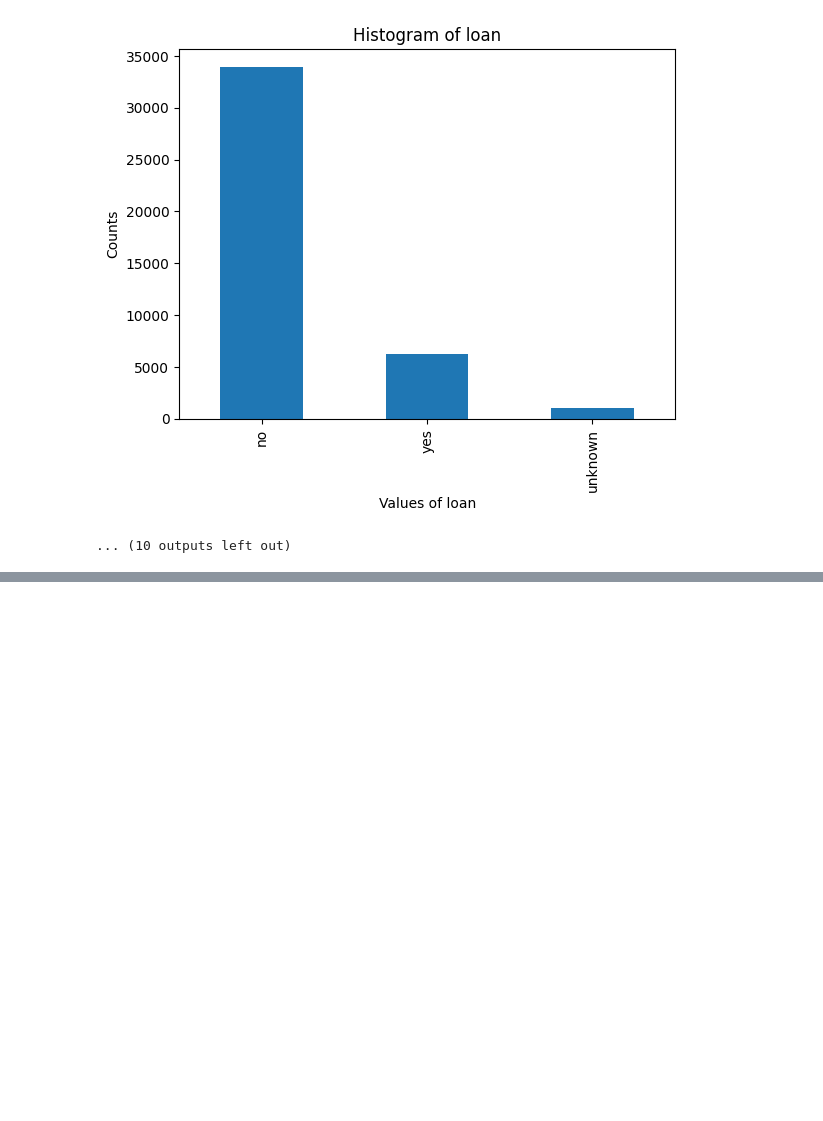
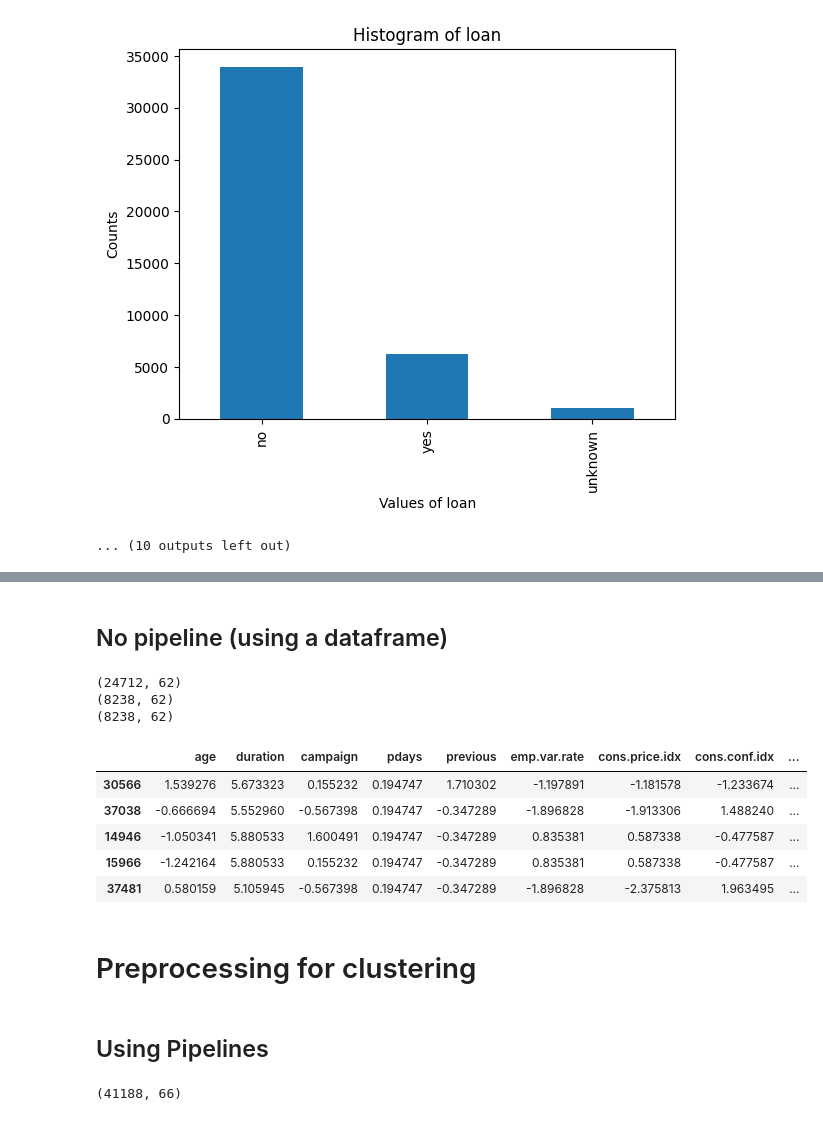
Before and after one commit to McGill-MMA-EnterpriseAnalytics/fourchetteurs, a Jupyter notebook: EDA.ipynb, the cells around one changed output, grey strips where cells are left out. Cells and saved outputs as stored; diff of their text form; code cells hidden in the pictures; blank space fills up the shorter version.

```diff
--- a/EDA.ipynb
+++ b/EDA.ipynb
@@ -198,0 +267,2 @@ Name: count, dtype: int64
+# %%
+df_classification = df.copy()
@@ -198,0 +275,16 @@ Name: count, dtype: int64
+# %%
+
+X = df_classification.drop('subscribed', axis=1)
+y = df_classification['subscribed']
+
+# Train, Validation and Test Split
+
+X_train_val, X_test, y_train_val, y_test = train_test_split(
+    X, y, test_size=0.2, random_state=0)
+
+X_train, X_valid, y_train, y_valid = train_test_split(
+    X_train_val, y_train_val, test_size=0.25, random_state=0)
+# %%
+numerical_cols = [col for col in X_train.columns if X_train[col].dtype in ['int64', 'float64'] and col != 'duration']
+categorical_cols = [col for col in X_train.columns if X_train[col].dtype == 'object']
+duration_col = ['duration']  # Column to log transform
@@ -198,0 +326,50 @@ Name: count, dtype: int64
+# %% [markdown]
+## No pipeline (using a dataframe)
+# %%
+X_train['duration'] = np.log1p(X_train['duration'])
+X_valid['duration'] = np.log1p(X_valid['duration'])
+X_test['duration'] = np.log1p(X_test['duration'])
+
+scaler = StandardScaler()
+X_train[numerical_cols] = scaler.fit_transform(X_train[numerical_cols])
+X_valid[numerical_cols] = scaler.transform(X_valid[numerical_cols])
+X_test[numerical_cols] = scaler.transform(X_test[numerical_cols])
+
+encoder = OneHotEncoder(handle_unknown='ignore', sparse=False)
+X_train_cat_encoded = pd.DataFrame(encoder.fit_transform(X_train[categorical_cols]),
+                                   columns=encoder.get_feature_names_out(categorical_cols),
+                                   index=X_train.index)
+X_valid_cat_encoded = pd.DataFrame(encoder.transform(X_valid[categorical_cols]),
+                                   columns=encoder.get_feature_names_out(categorical_cols),
+                                   index=X_valid.index)
+X_test_cat_encoded = pd.DataFrame(encoder.transform(X_test[categorical_cols]),
+                                  columns=encoder.get_feature_names_out(categorical_cols),
+                                  index=X_test.index)
+
+X_train.drop(columns=categorical_cols, inplace=True)
+X_valid.drop(columns=categorical_cols, inplace=True)
+X_test.drop(columns=categorical_cols, inplace=True)
+
+X_train_preprocessed_df = pd.concat([X_train, X_train_cat_encoded], axis=1)
+X_valid_preprocessed_df = pd.concat([X_valid, X_valid_cat_encoded], axis=1)
+X_test_preprocessed_df = pd.concat([X_test, X_test_cat_encoded], axis=1)
+
+print(X_train_preprocessed_df.shape)
+print(X_valid_preprocessed_df.shape)
+print(X_test_preprocessed_df.shape)
+
+X_train_preprocessed_df.head()
+# %% [output]
+(24712, 62)
+(8238, 62)
+(8238, 62)
+|  | age | duration | campaign | pdays | previous | emp.var.rate | cons.price.idx | cons.conf.idx | ... |
+| 30566 | 1.539276 | 5.673323 | 0.155232 | 0.194747 | 1.710302 | -1.197891 | -1.181578 | -1.233674 | ... |
+| 37038 | -0.666694 | 5.552960 | -0.567398 | 0.194747 | -0.347289 | -1.896828 | -1.913306 | 1.488240 | ... |
+| 14946 | -1.050341 | 5.880533 | 1.600491 | 0.194747 | -0.347289 | 0.835381 | 0.587338 | -0.477587 | ... |
+| 15966 | -1.242164 | 5.880533 | 0.155232 | 0.194747 | -0.347289 | 0.835381 | 0.587338 | -0.477587 | ... |
+| 37481 | 0.580159 | 5.105945 | -0.567398 | 0.194747 | -0.347289 | -1.896828 | -2.375813 | 1.963495 | ... |
+# %% [markdown]
+# Preprocessing for clustering
+# %% [markdown]
+## Using Pipelines
@@ -198,0 +389,6 @@ Name: count, dtype: int64
+# %%
+X_preprocessed = preprocessor.fit_transform(df_cluster)
+
+print(X_preprocessed.shape)
+# %% [output]
+(41188, 66)
```
Also changed, not shown: parts of 20 cells of this notebook.
